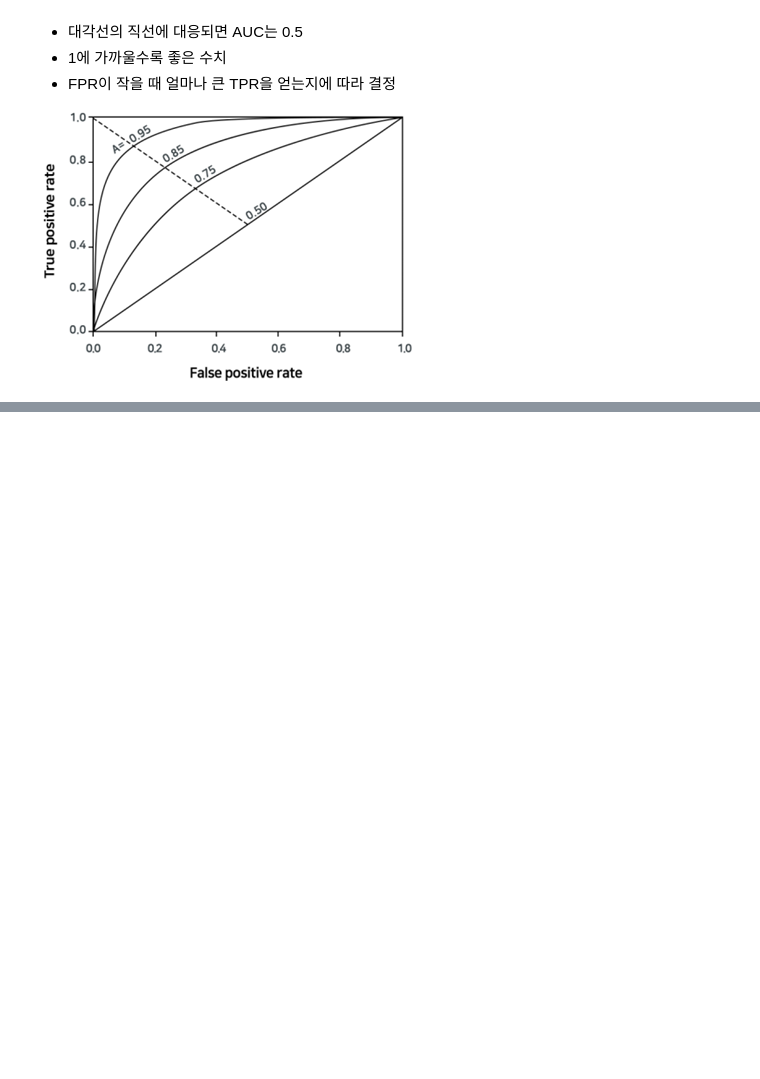
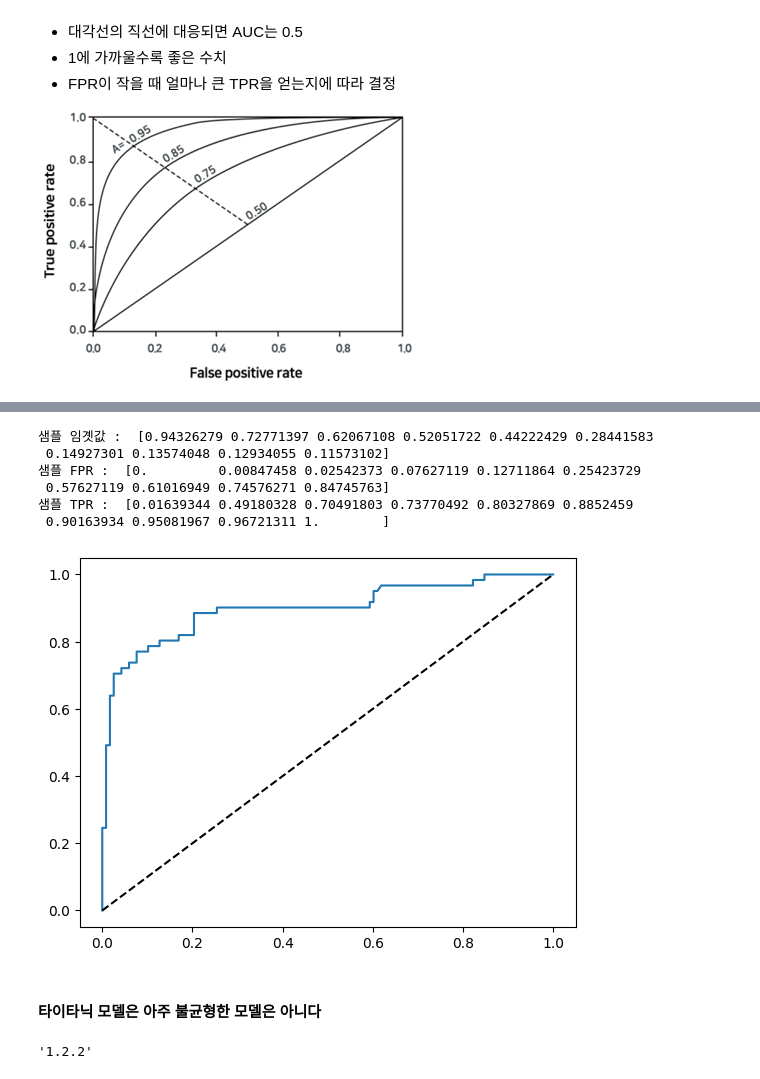
Before and after one commit to lullu303/DataScience2, a Jupyter notebook: 예측분석/머신러닝/머신러닝_04_0_0_분류모델평가지표 (2).ipynb, the cells around one changed output, grey strips where cells are left out. Drawn from its saved outputs; the diff is of its cells as text; code cells hidden in the pictures; blank space fills up the shorter version.

```diff
--- a/예측분석/머신러닝/머신러닝_04_0_0_분류모델평가지표 (2).ipynb
+++ b/예측분석/머신러닝/머신러닝_04_0_0_분류모델평가지표 (2).ipynb
@@ -810,0 +815,3 @@ https://hsm-edu.tistory.com/1033
+# %%
+pred_proba_class1 = lr_clf.predict_proba(X_test)[:, 1]
+fprs, tprs, t = roc_curve(y_test,pred_proba_class1)
@@ -810,0 +833,26 @@ https://hsm-edu.tistory.com/1033
+# %%
+# t[0] 값은 제외하고 사용해야 하기 때문
+thr_idx = np.arange(1,t.shape[0],5)
+print('샘플 임곗값 : ', t[thr_idx])
+print('샘플 FPR : ', fprs[thr_idx])
+print('샘플 TPR : ', tprs[thr_idx])
+# %% [output]
+샘플 임곗값 :  [0.94326279 0.72771397 0.62067108 0.52051722 0.44222429 0.28441583
+ 0.14927301 0.13574048 0.12934055 0.11573102]
+샘플 FPR :  [0.         0.00847458 0.02542373 0.07627119 0.12711864 0.25423729
+ 0.57627119 0.61016949 0.74576271 0.84745763]
+샘플 TPR :  [0.01639344 0.49180328 0.70491803 0.73770492 0.80327869 0.8852459
+ 0.90163934 0.95081967 0.96721311 1.        ]
+# %%
+def roc_curve_plot(y_test, pred_proba_c1) :
+    fprs, tprs, t = roc_curve(y_test,pred_proba_class1)
+    plt.plot(fprs, tprs,label='ROC')
+    # 가운데 대각선 직선을 그림.
+
+    plt.plot([0, 1], [0, 1], 'k--', label='Random')
+# %%
+roc_curve_plot(y_test, pred_proba_class1)
+# %% [output]
+[figure, added]
+# %% [markdown]
+####  타이타닉 모델은 아주 불균형한 모델은 아니다
@@ -810,0 +864,5 @@ https://hsm-edu.tistory.com/1033
+# %%
+import sklearn
+sklearn.__version__
+# %% [output]
+'1.2.2'
```
Also changed, not shown: parts of 5 cells of this notebook.
